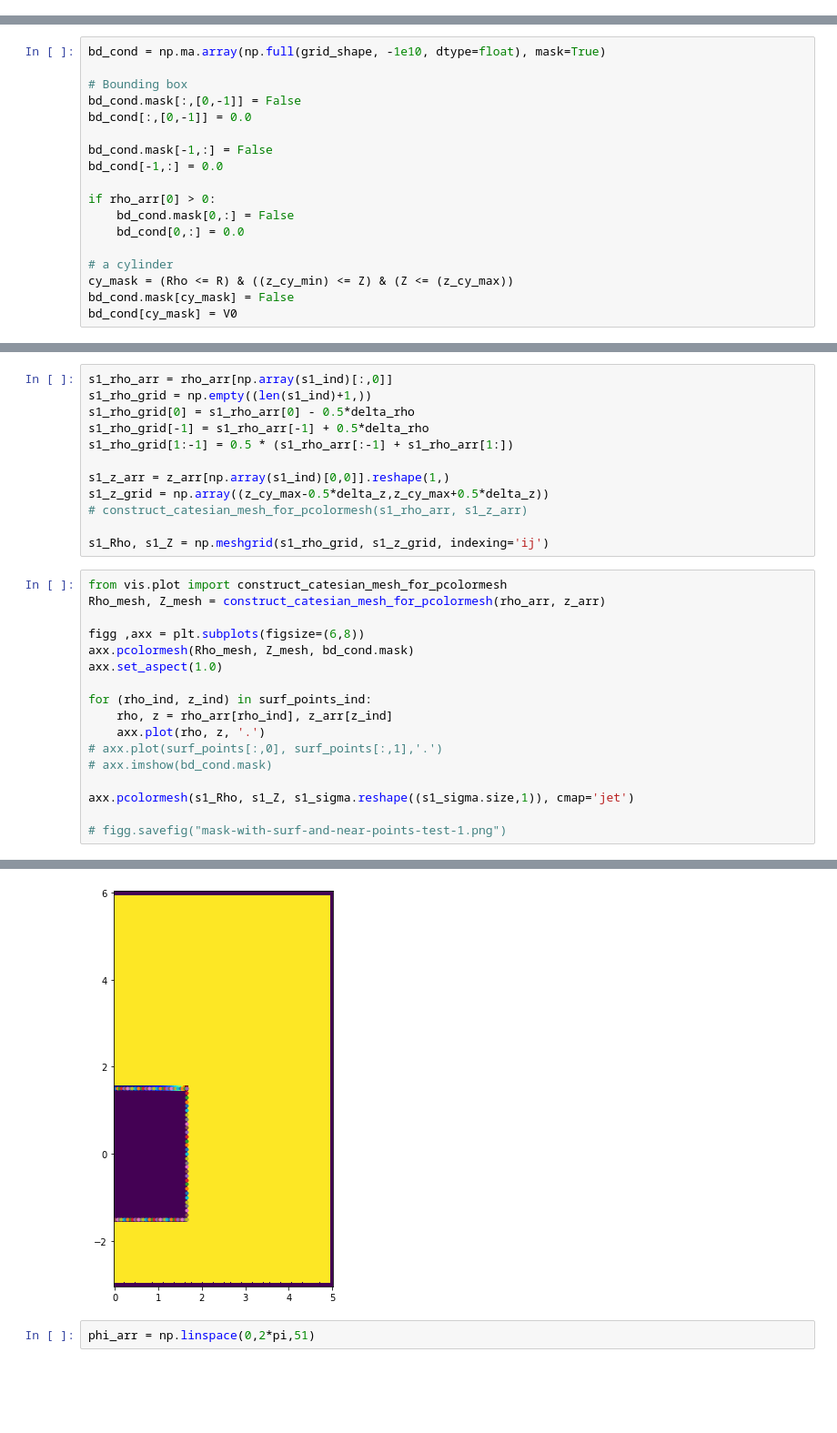
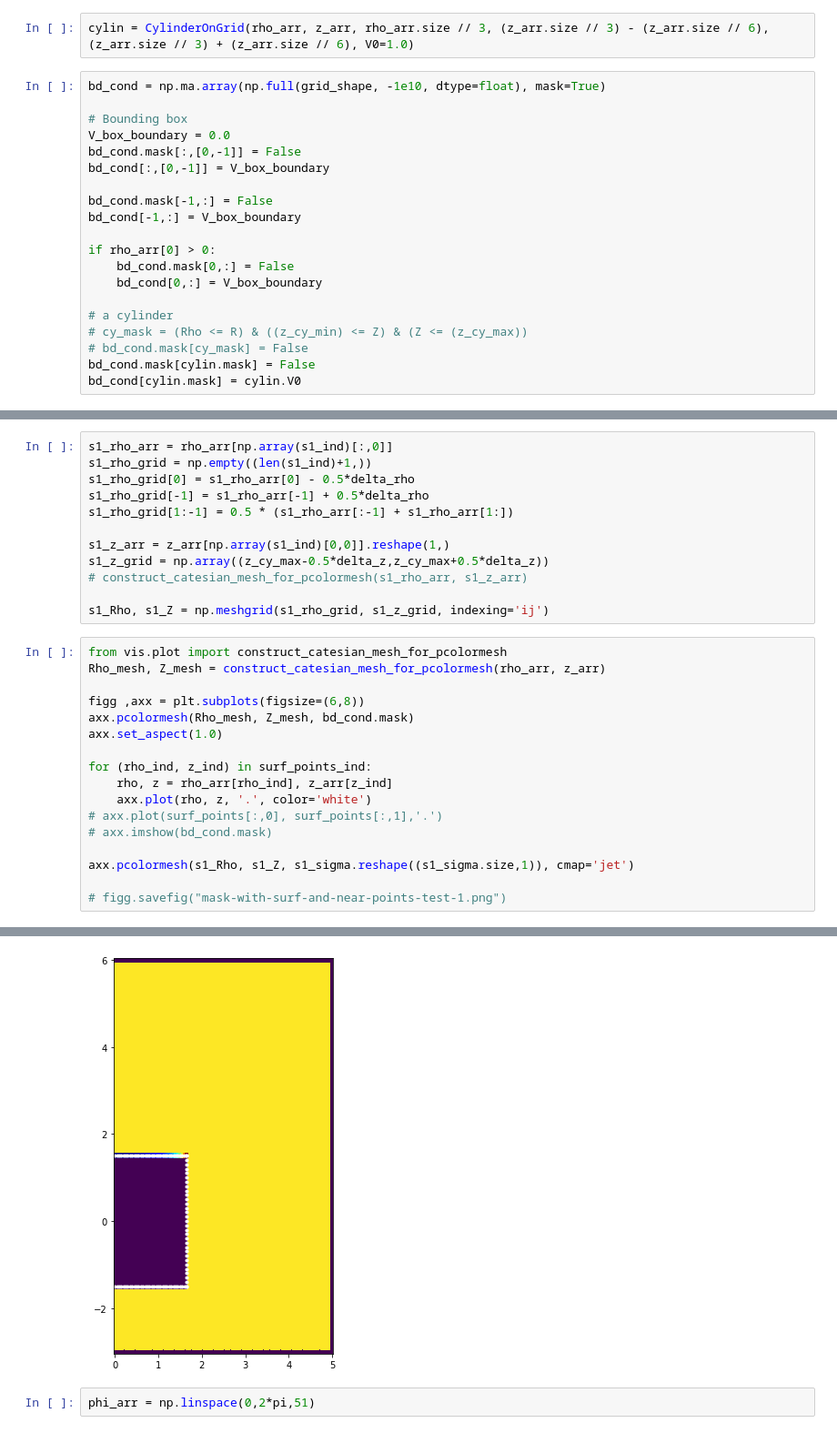
Before and after one commit to jam31118/2019-fall-em, a Jupyter notebook: laplace-cylindrical/single-cylinder/cylinder-on-grid.ipynb, the cells around one changed output, grey strips where cells are left out. Shown at 91% size. Saved outputs shown, nothing was run; the diff lists cells and outputs as text; blank space fills up the shorter version.

Commit message:
implemented conducting cylinder object

```diff
--- a/laplace-cylindrical/single-cylinder/cylinder-on-grid.ipynb
+++ b/laplace-cylindrical/single-cylinder/cylinder-on-grid.ipynb
@@ -42,0 +100,22 @@ Rho, Z = np.meshgrid(rho_arr, z_arr, indexing='ij')
+# %%
+cylin = CylinderOnGrid(rho_arr, z_arr, rho_arr.size // 3, (z_arr.size // 3) - (z_arr.size // 6), (z_arr.size // 3) + (z_arr.size // 6), V0=1.0)
+# %%
+bd_cond = np.ma.array(np.full(grid_shape, -1e10, dtype=float), mask=True)
+
+# Bounding box
+V_box_boundary = 0.0
+bd_cond.mask[:,[0,-1]] = False
+bd_cond[:,[0,-1]] = V_box_boundary
+
+bd_cond.mask[-1,:] = False
+bd_cond[-1,:] = V_box_boundary
+
+if rho_arr[0] > 0:
+    bd_cond.mask[0,:] = False
+    bd_cond[0,:] = V_box_boundary
+
+# a cylinder
+# cy_mask = (Rho <= R) & ((z_cy_min) <= Z) & (Z <= (z_cy_max))
+# bd_cond.mask[cy_mask] = False
+bd_cond.mask[cylin.mask] = False
+bd_cond[cylin.mask] = cylin.V0
@@ -74,24 +223,6 @@ axsu.set_aspect(1.0)
 [figure]
 # %% [markdown]
 # [assumption] each conductors should be separated a bit - in order to prevent some numerical artifacts due to possible discontinuity
-# %%
-bd_cond = np.ma.array(np.full(grid_shape, -1e10, dtype=float), mask=True)
-
-# Bounding box
-bd_cond.mask[:,[0,-1]] = False
-bd_cond[:,[0,-1]] = 0.0
-
-bd_cond.mask[-1,:] = False
-bd_cond[-1,:] = 0.0
-
-if rho_arr[0] > 0:
-    bd_cond.mask[0,:] = False
-    bd_cond[0,:] = 0.0
-
-# a cylinder
-cy_mask = (Rho <= R) & ((z_cy_min) <= Z) & (Z <= (z_cy_max))
-bd_cond.mask[cy_mask] = False
-bd_cond[cy_mask] = V0
 # %% [markdown]
 # Get normal E (.. well, there would only left normal component though) and eval charge dist.
 # %% [markdown]
@@ -207,23 +280,23 @@ s1_Rho, s1_Z = np.meshgrid(s1_rho_grid, s1_z_grid, indexing='ij')
 # %%
 from vis.plot import construct_catesian_mesh_for_pcolormesh
 Rho_mesh, Z_mesh = construct_catesian_mesh_for_pcolormesh(rho_arr, z_arr)
 
 figg ,axx = plt.subplots(figsize=(6,8))
 axx.pcolormesh(Rho_mesh, Z_mesh, bd_cond.mask)
 axx.set_aspect(1.0)
 
 for (rho_ind, z_ind) in surf_points_ind:
     rho, z = rho_arr[rho_ind], z_arr[z_ind]
-    axx.plot(rho, z, '.')
+    axx.plot(rho, z, '.', color='white')
 # axx.plot(surf_points[:,0], surf_points[:,1],'.')
 # axx.imshow(bd_cond.mask)
 
 axx.pcolormesh(s1_Rho, s1_Z, s1_sigma.reshape((s1_sigma.size,1)), cmap='jet')
 
 # figg.savefig("mask-with-surf-and-near-points-test-1.png")
 # %% [output]
 <matplotlib.collections.QuadMesh at 0x...>
-[figure, old version]
+[figure, new version]
 # %%
 phi_arr = np.linspace(0,2*pi,51)
 # %%
```
Also changed, not shown: parts of 17 cells of this notebook.
